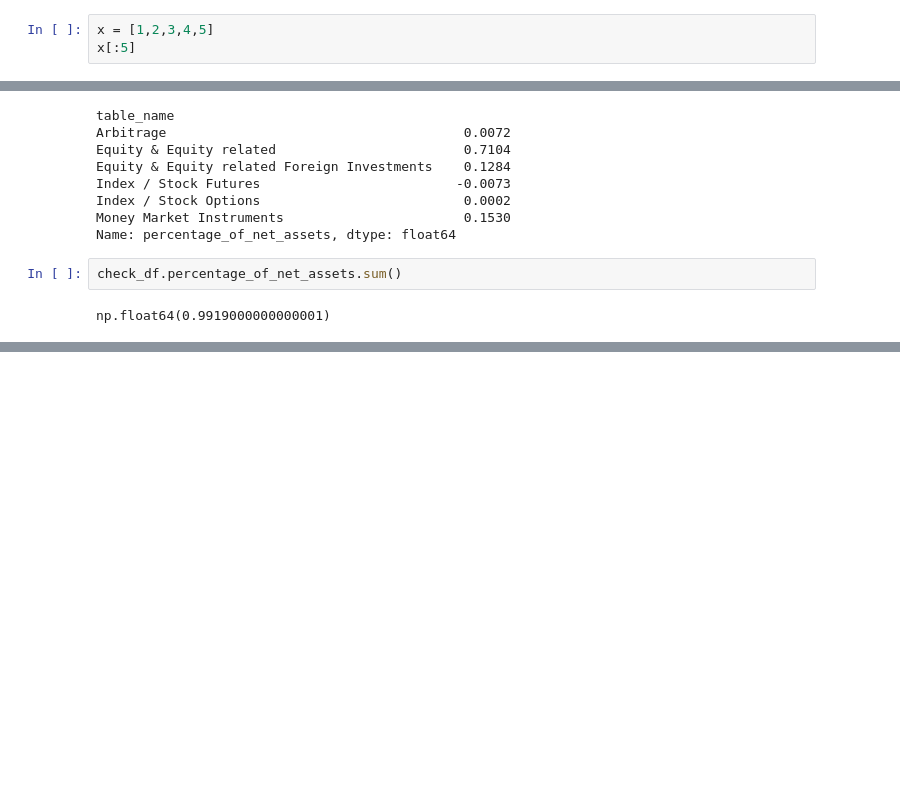
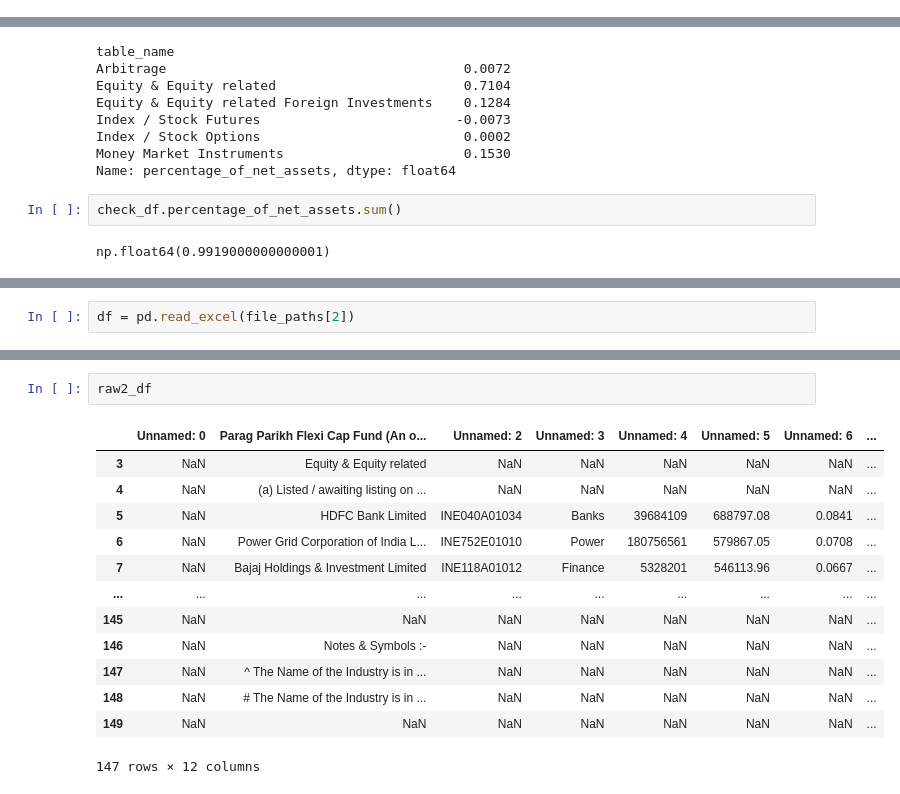
Before and after one commit to raro123/mf_holdings, a Jupyter notebook: notebooks/test_excel_extract.ipynb, the cells around one changed output, grey strips where cells are left out. Cells and saved outputs as stored; diff of their text form; blank space fills up the shorter version.

```diff
--- a/notebooks/test_excel_extract.ipynb
+++ b/notebooks/test_excel_extract.ipynb
@@ -103,6 +75,3 @@ Column length mismatch for ['instrument', 'isin', 'industry', 'quantity', 'value
 def rename_columns(df, col_list):
     df.columns = col_list
     return df
-# %%
-x = [1,2,3,4,5]
-x[:5]
@@ -330,0 +230,2 @@ np.float64(0.9919000000000001)
+# %%
+df = pd.read_excel(file_paths[2])
@@ -330,0 +276,16 @@ np.float64(0.9919000000000001)
+# %%
+raw2_df
+# %% [output]
+|  | Unnamed: 0 | Parag Parikh Flexi Cap Fund (An o... | Unnamed: 2 | Unnamed: 3 | Unnamed: 4 | Unnamed: 5 | Unnamed: 6 | ... |
+| 3 | NaN | Equity & Equity related | NaN | NaN | NaN | NaN | NaN | ... |
+| 4 | NaN | (a) Listed / awaiting listing on ... | NaN | NaN | NaN | NaN | NaN | ... |
+| 5 | NaN | HDFC Bank Limited | INE040A01034 | Banks | 39684109 | 688797.08 | 0.0841 | ... |
+| 6 | NaN | Power Grid Corporation of India L... | INE752E01010 | Power | 180756561 | 579867.05 | 0.0708 | ... |
+| 7 | NaN | Bajaj Holdings & Investment Limited | INE118A01012 | Finance | 5328201 | 546113.96 | 0.0667 | ... |
+| ... | ... | ... | ... | ... | ... | ... | ... | ... |
+| 145 | NaN | NaN | NaN | NaN | NaN | NaN | NaN | ... |
+| 146 | NaN | Notes & Symbols :- | NaN | NaN | NaN | NaN | NaN | ... |
+| 147 | NaN | ^ The Name of the Industry is in ... | NaN | NaN | NaN | NaN | NaN | ... |
+| 148 | NaN | # The Name of the Industry is in ... | NaN | NaN | NaN | NaN | NaN | ... |
+| 149 | NaN | NaN | NaN | NaN | NaN | NaN | NaN | ... |
+147 rows × 12 columns
```
Also changed, not shown: parts of 54 cells of this notebook, 8 other files.
